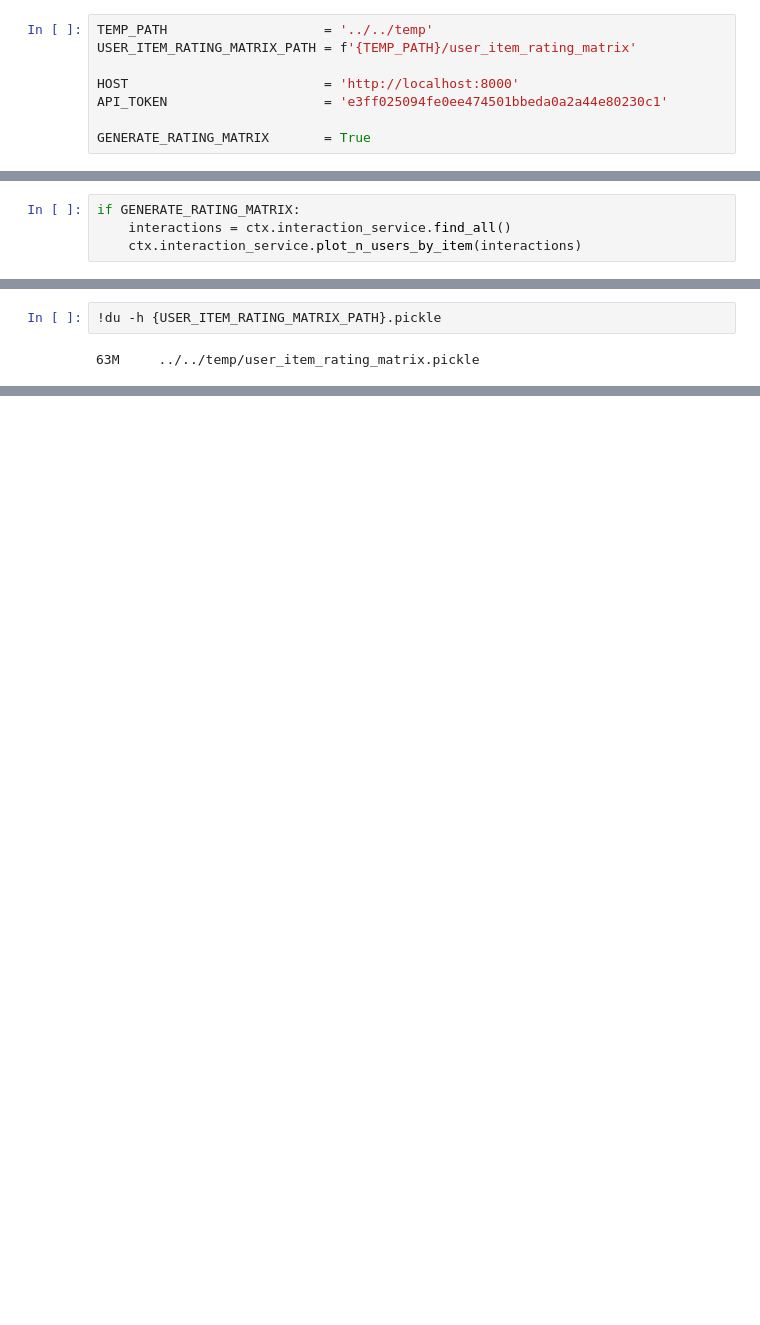
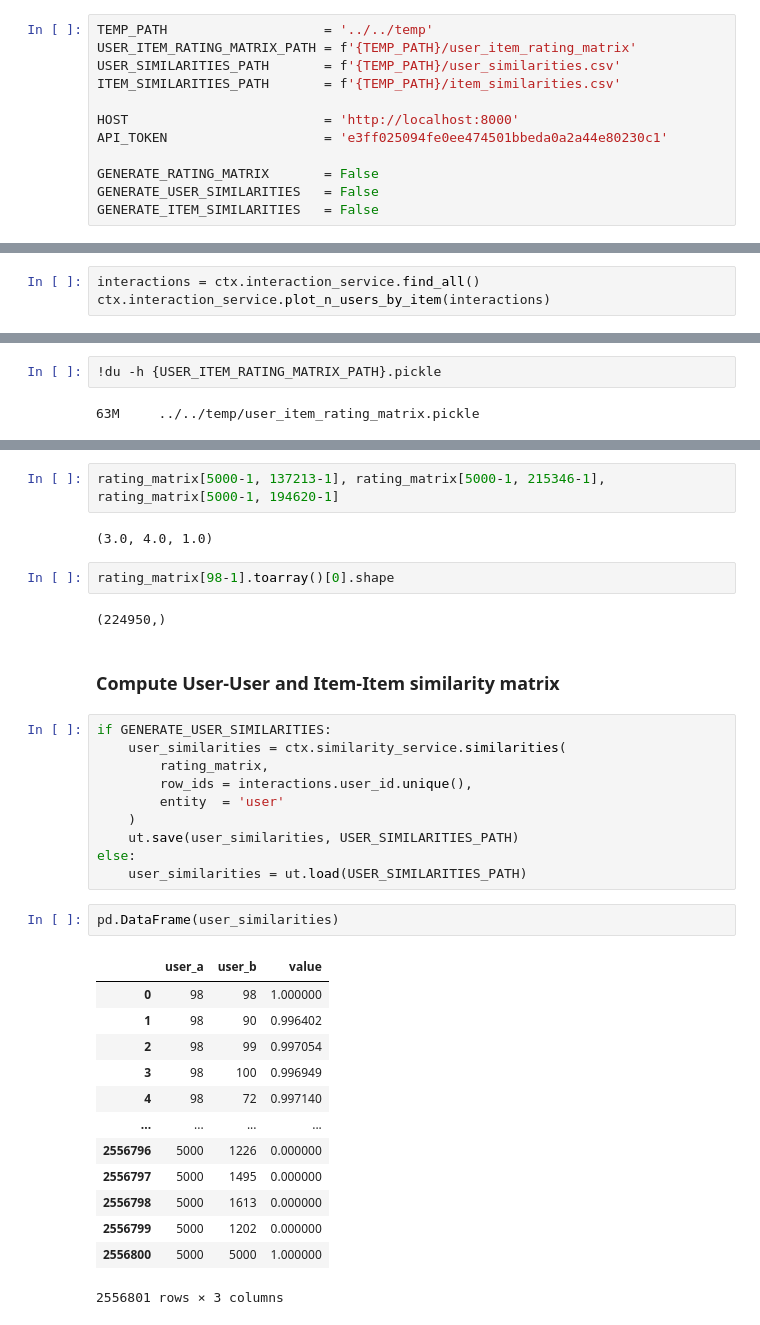
Before and after one commit to magistery-tps/rec-sys-client-lib, a Jupyter notebook: notebooks/amazon-books/distance-matrix-job.ipynb, the cells around one changed output, grey strips where cells are left out. Saved outputs shown, nothing was run; the diff lists cells and outputs as text; blank space fills up the shorter version.

Commit message:
feat: compute similarity matrix

```diff
--- a/notebooks/amazon-books/distance-matrix-job.ipynb
+++ b/notebooks/amazon-books/distance-matrix-job.ipynb
@@ -19,11 +16,15 @@ from sklearn.metrics.pairwise import cosine_similarity
 # %%
 TEMP_PATH                    = '../../temp'
 USER_ITEM_RATING_MATRIX_PATH = f'{TEMP_PATH}/user_item_rating_matrix'
+USER_SIMILARITIES_PATH       = f'{TEMP_PATH}/user_similarities.csv'
+ITEM_SIMILARITIES_PATH       = f'{TEMP_PATH}/item_similarities.csv'
 
 HOST                         = 'http://localhost:8000'
 API_TOKEN                    = 'e3ff025094fe0ee474501bbeda0a2a44e80230c1'
 
-GENERATE_RATING_MATRIX       = True
+GENERATE_RATING_MATRIX       = False
+GENERATE_USER_SIMILARITIES   = False
+GENERATE_ITEM_SIMILARITIES   = False
 # %% [markdown]
 ### Setup
 # %%
@@ -33,7 +34,6 @@ ctx = DomainContext(API_TOKEN, HOST)
 # %% [markdown]
 ### Get interactions
 # %%
-if GENERATE_RATING_MATRIX:
-    interactions = ctx.interaction_service.find_all()
-    ctx.interaction_service.plot_n_users_by_item(interactions)
+interactions = ctx.interaction_service.find_all()
+ctx.interaction_service.plot_n_users_by_item(interactions)
 # %% [output]
@@ -78,0 +81,36 @@ else:
+# %%
+rating_matrix[5000-1, 137213-1], rating_matrix[5000-1, 215346-1], rating_matrix[5000-1, 194620-1]
+# %% [output]
+(3.0, 4.0, 1.0)
+# %%
+rating_matrix[98-1].toarray()[0].shape
+# %% [output]
+(224950,)
+# %% [markdown]
+### Compute User-User and Item-Item similarity matrix
+# %%
+if GENERATE_USER_SIMILARITIES:
+    user_similarities = ctx.similarity_service.similarities(
+        rating_matrix,
+        row_ids = interactions.user_id.unique(),
+        entity  = 'user'
+    )
+    ut.save(user_similarities, USER_SIMILARITIES_PATH)
+else:
+    user_similarities = ut.load(USER_SIMILARITIES_PATH)
+# %%
+pd.DataFrame(user_similarities)
+# %% [output]
+|  | user_a | user_b | value |
+| 0 | 98 | 98 | 1.000000 |
+| 1 | 98 | 90 | 0.996402 |
+| 2 | 98 | 99 | 0.997054 |
+| 3 | 98 | 100 | 0.996949 |
+| 4 | 98 | 72 | 0.997140 |
+| ... | ... | ... | ... |
+| 2556796 | 5000 | 1226 | 0.000000 |
+| 2556797 | 5000 | 1495 | 0.000000 |
+| 2556798 | 5000 | 1613 | 0.000000 |
+| 2556799 | 5000 | 1202 | 0.000000 |
+| 2556800 | 5000 | 5000 | 1.000000 |
+2556801 rows × 3 columns
```
Also changed, not shown: parts of 10 cells of this notebook, 4 other files.
